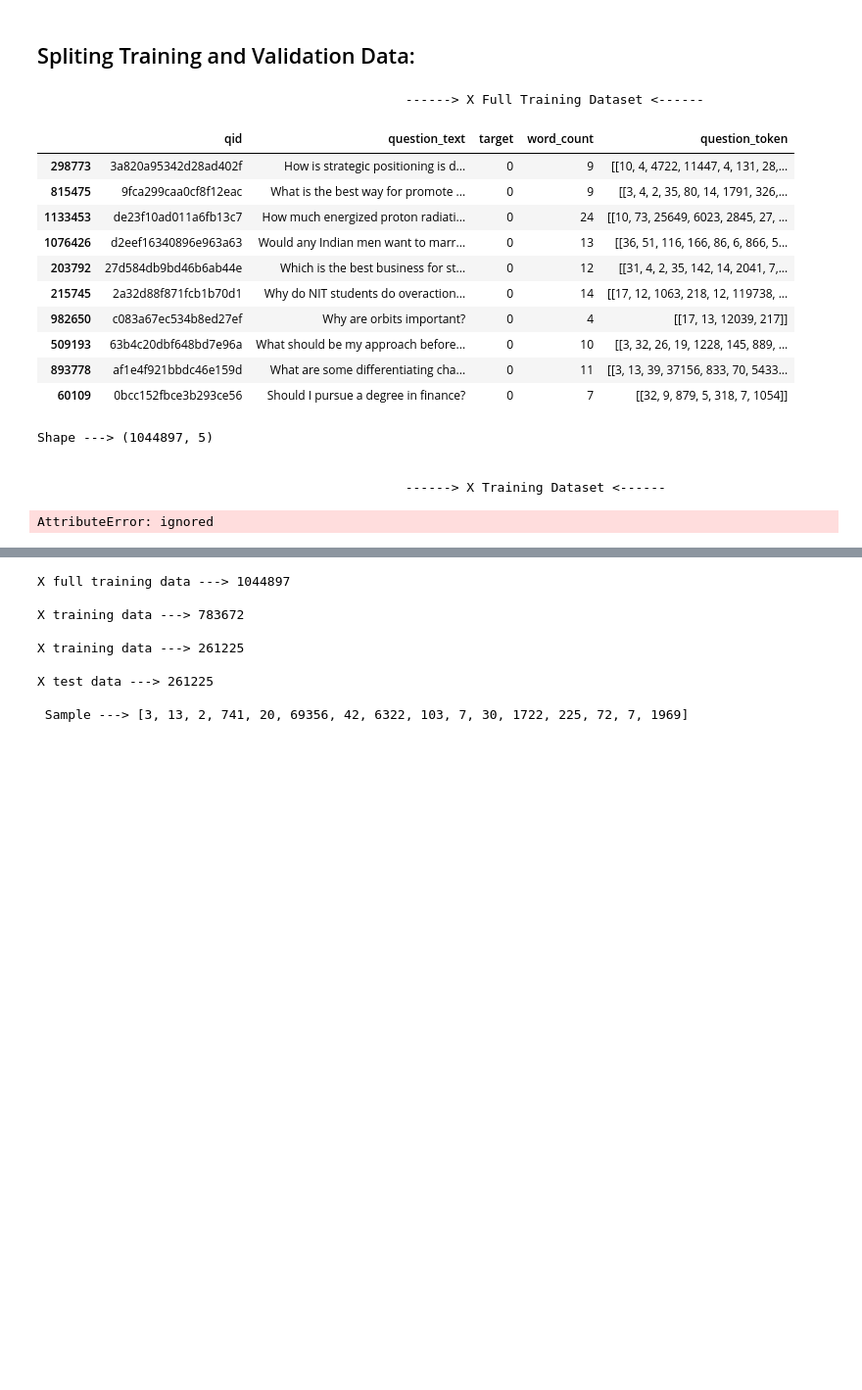
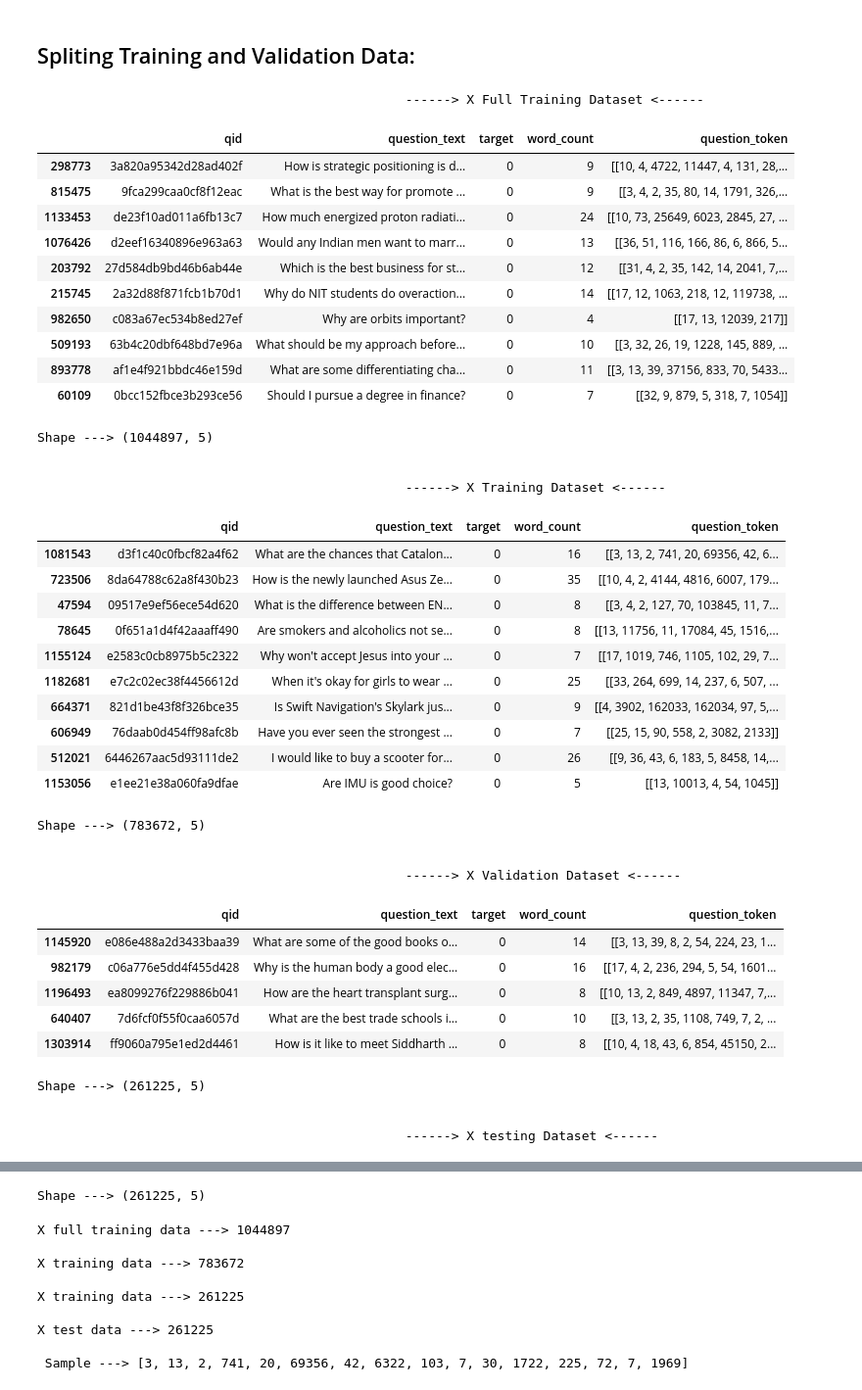
Before and after one commit to Benjamin-Ojo/Quora-Insincere-Question-Classifier, a Jupyter notebook: 2. Notebooks/quora_insincere_question_classifier.ipynb, the cells around one changed output, grey strips where cells are left out. Shown at 98% size. Saved outputs shown, nothing was run; the diff lists cells and outputs as text; code cells hidden in the pictures; blank space fills up the shorter version.

```diff
--- a/2. Notebooks/quora_insincere_question_classifier.ipynb
+++ b/2. Notebooks/quora_insincere_question_classifier.ipynb
@@ -616,40 +587,64 @@ display(test_df.head())
 # Spliting dataset.
 
 ## Training data.
-x_full_train, x_valid = train_test_split(train_df, test_size = 0.2, random_state = 42)
-x_train, x_test = train_test_split(x_full_train_df, test_size=0.25 , random_state=42)
+x_full_train, x_test = train_test_split(train_df, test_size = 0.2, random_state = 42)
+x_train, x_valid = train_test_split(x_full_train, test_size=0.25 , random_state=42)
 
 ## View dataset.
 print("\t\t\t\t\t\t------> X Full Training Dataset <------")
 display(x_full_train.head(10))
 print(f"\nShape ---> {x_full_train.shape}")
 
 print("\n\n\t\t\t\t\t\t------> X Training Dataset <------")
 display(x_train.head(10))
 print(f"\nShape ---> {x_train.shape}")
 
 print("\n\n\t\t\t\t\t\t------> X Validation Dataset <------")
 display(x_valid.head())
 print(f"\nShape ---> {x_valid.shape}")
 
 print("\n\n\t\t\t\t\t\t------> X testing Dataset <------")
-display(x_test_df.head(10))
+display(x_test.head(10))
 print(f"\nShape ---> {x_test.shape}")
 # %% [output]
                                                 ------> X Full Training Dataset <------
 |  | qid | question_text | target | word_count | question_token |
 | 298773 | 3a820a95342d28ad402f | How is strategic positioning is d... | 0 | 9 | [[10, 4, 4722, 11447, 4, 131, 28,... |
 | 815475 | 9fca299caa0cf8f12eac | What is the best way for promote ... | 0 | 9 | [[3, 4, 2, 35, 80, 14, 1791, 326,... |
 | 1133453 | de23f10ad011a6fb13c7 | How much energized proton radiati... | 0 | 24 | [[10, 73, 25649, 6023, 2845, 27, ... |
 | 1076426 | d2eef16340896e963a63 | Would any Indian men want to marr... | 0 | 13 | [[36, 51, 116, 166, 86, 6, 866, 5... |
 | 203792 | 27d584db9bd46b6ab44e | Which is the best business for st... | 0 | 12 | [[31, 4, 2, 35, 142, 14, 2041, 7,... |
 | 215745 | 2a32d88f871fcb1b70d1 | Why do NIT students do overaction... | 0 | 14 | [[17, 12, 1063, 218, 12, 119738, ... |
 | 982650 | c083a67ec534b8ed27ef | Why are orbits important? | 0 | 4 | [[17, 13, 12039, 217]] |
 | 509193 | 63b4c20dbf648bd7e96a | What should be my approach before... | 0 | 10 | [[3, 32, 26, 19, 1228, 145, 889, ... |
 | 893778 | af1e4f921bbdc46e159d | What are some differentiating cha... | 0 | 11 | [[3, 13, 39, 37156, 833, 70, 5433... |
 | 60109 | 0bcc152fbce3b293ce56 | Should I pursue a degree in finance? | 0 | 7 | [[32, 9, 879, 5, 318, 7, 1054]] |
 Shape ---> (1044897, 5)
 
 
                                                 ------> X Training Dataset <------
+|  | qid | question_text | target | word_count | question_token |
+| 1081543 | d3f1c40c0fbcf82a4f62 | What are the chances that Catalon... | 0 | 16 | [[3, 13, 2, 741, 20, 69356, 42, 6... |
+| 723506 | 8da64788c62a8f430b23 | How is the newly launched Asus Ze... | 0 | 35 | [[10, 4, 2, 4144, 4816, 6007, 179... |
+| 47594 | 09517e9ef56ece54d620 | What is the difference between EN... | 0 | 8 | [[3, 4, 2, 127, 70, 103845, 11, 7... |
+| 78645 | 0f651a1d4f42aaaff490 | Are smokers and alcoholics not se... | 0 | 8 | [[13, 11756, 11, 17084, 45, 1516,... |
+| 1155124 | e2583c0cb8975b5c2322 | Why won't accept Jesus into your ... | 0 | 7 | [[17, 1019, 746, 1105, 102, 29, 7... |
+| 1182681 | e7c2c02ec38f4456612d | When it's okay for girls to wear ... | 0 | 25 | [[33, 264, 699, 14, 237, 6, 507, ... |
+| 664371 | 821d1be43f8f326bce35 | Is Swift Navigation's Skylark jus... | 0 | 9 | [[4, 3902, 162033, 162034, 97, 5,... |
+| 606949 | 76daab0d454ff98afc8b | Have you ever seen the strongest ... | 0 | 7 | [[25, 15, 90, 558, 2, 3082, 2133]] |
+| 512021 | 6446267aac5d93111de2 | I would like to buy a scooter for... | 0 | 26 | [[9, 36, 43, 6, 183, 5, 8458, 14,... |
+| 1153056 | e1ee21e38a060fa9dfae | Are IMU is good choice? | 0 | 5 | [[13, 10013, 4, 54, 1045]] |
-AttributeError: ignored
+Shape ---> (783672, 5)
+
+
+                                                ------> X Validation Dataset <------
+|  | qid | question_text | target | word_count | question_token |
+| 1145920 | e086e488a2d3433baa39 | What are some of the good books o... | 0 | 14 | [[3, 13, 39, 8, 2, 54, 224, 23, 1... |
+| 982179 | c06a776e5dd4f455d428 | Why is the human body a good elec... | 0 | 16 | [[17, 4, 2, 236, 294, 5, 54, 1601... |
+| 1196493 | ea8099276f229886b041 | How are the heart transplant surg... | 0 | 8 | [[10, 13, 2, 849, 4897, 11347, 7,... |
+| 640407 | 7d6fcf0f55f0caa6057d | What are the best trade schools i... | 0 | 10 | [[3, 13, 2, 35, 1108, 749, 7, 2, ... |
+| 1303914 | ff9060a795e1ed2d4461 | How is it like to meet Siddharth ... | 0 | 8 | [[10, 4, 18, 43, 6, 854, 45150, 2... |
+Shape ---> (261225, 5)
+
+
+                                                ------> X testing Dataset <------
@@ -656,3 +662,4 @@ AttributeError: ignored
+Shape ---> (261225, 5)
 # %%
 # Extracting training, validation, & testing data.
 
```
Also changed, not shown: parts of 11 cells of this notebook.
